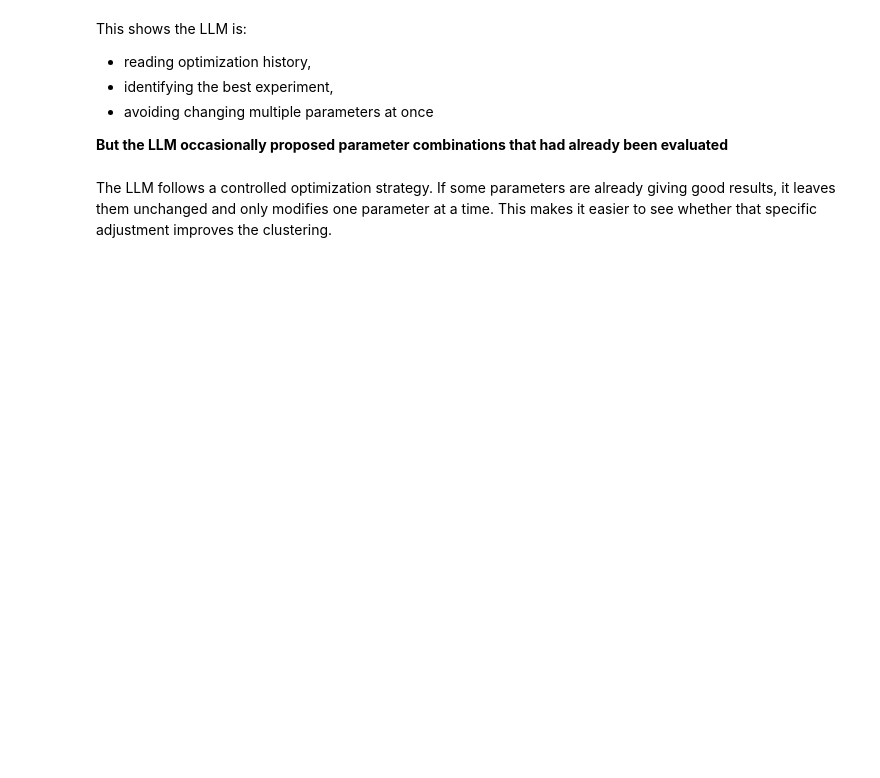
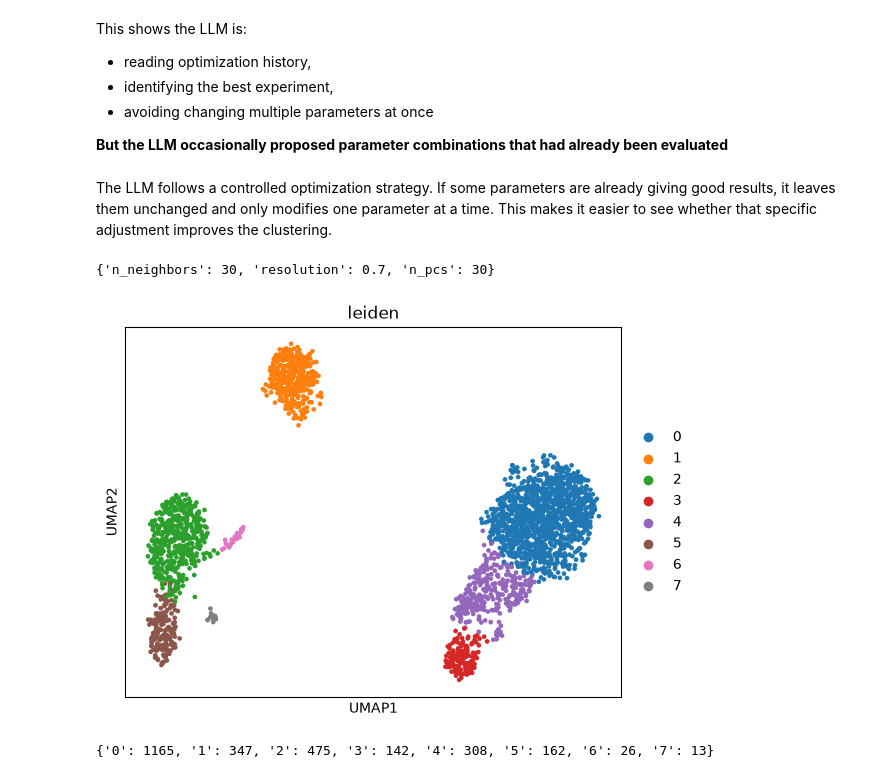
Before and after one commit to Lolarh/Agentic_Omics_Thesis, a Jupyter notebook: LLM_based_agent.ipynb, the cells around one changed output. Saved outputs shown, nothing was run; the diff lists cells and outputs as text; code cells hidden in the pictures; blank space fills up the shorter version.

Commit message:
Refine LLM optimization workflow and evaluation pipeline

```diff
--- a/LLM_based_agent.ipynb
+++ b/LLM_based_agent.ipynb
@@ -86,15 +114,14 @@ In this setup, it stores the dataset, current parameters, evaluation metrics, ex
 state = {
     "messages": [],
     "adata": pbmc_data,
-
     "parameters": {
         "n_neighbors": 15,
         "resolution": 1.0,
         "n_pcs": 20,
     },
-
     "metrics": {},
-    "history": [], # Stores all previous optimization experiments. To know what works or what performed poorly
+    "history": [],
+    "evaluated_configs": [],
     "iteration": 0,
     "decision": "continue",
     "reason": "",
@@ -165,3 +188,25 @@ This shows the LLM is:
 **But the LLM occasionally proposed parameter combinations that had already been evaluated**
 # %% [markdown]
 The LLM follows a controlled optimization strategy. If some parameters are already giving good results, it leaves them unchanged and only modifies one parameter at a time. This makes it easier to see whether that specific adjustment improves the clustering.
+# %%
+best_experiment = result["history"][2]
+
+best_params = best_experiment["parameters"]
+
+print(best_params)
+# %% [output]
+{'n_neighbors': 30, 'resolution': 0.7, 'n_pcs': 30}
+# %%
+pbmc_data_best = cl.run_clustering(
+    pbmc_data.copy(),
+    n_neighbors=best_params["n_neighbors"],
+    resolution=best_params["resolution"],
+    n_pcs=best_params["n_pcs"],)
+# %%
+viz.plot_umap(pbmc_data_best, color="leiden")
+# %% [output]
+[figure, added]
+# %%
+ev.get_cluster_summary(pbmc_data_best)
+# %% [output]
+{'0': 1165, '1': 347, '2': 475, '3': 142, '4': 308, '5': 162, '6': 26, '7': 13}
```
Also changed, not shown: parts of 7 cells of this notebook, 8 other files.
